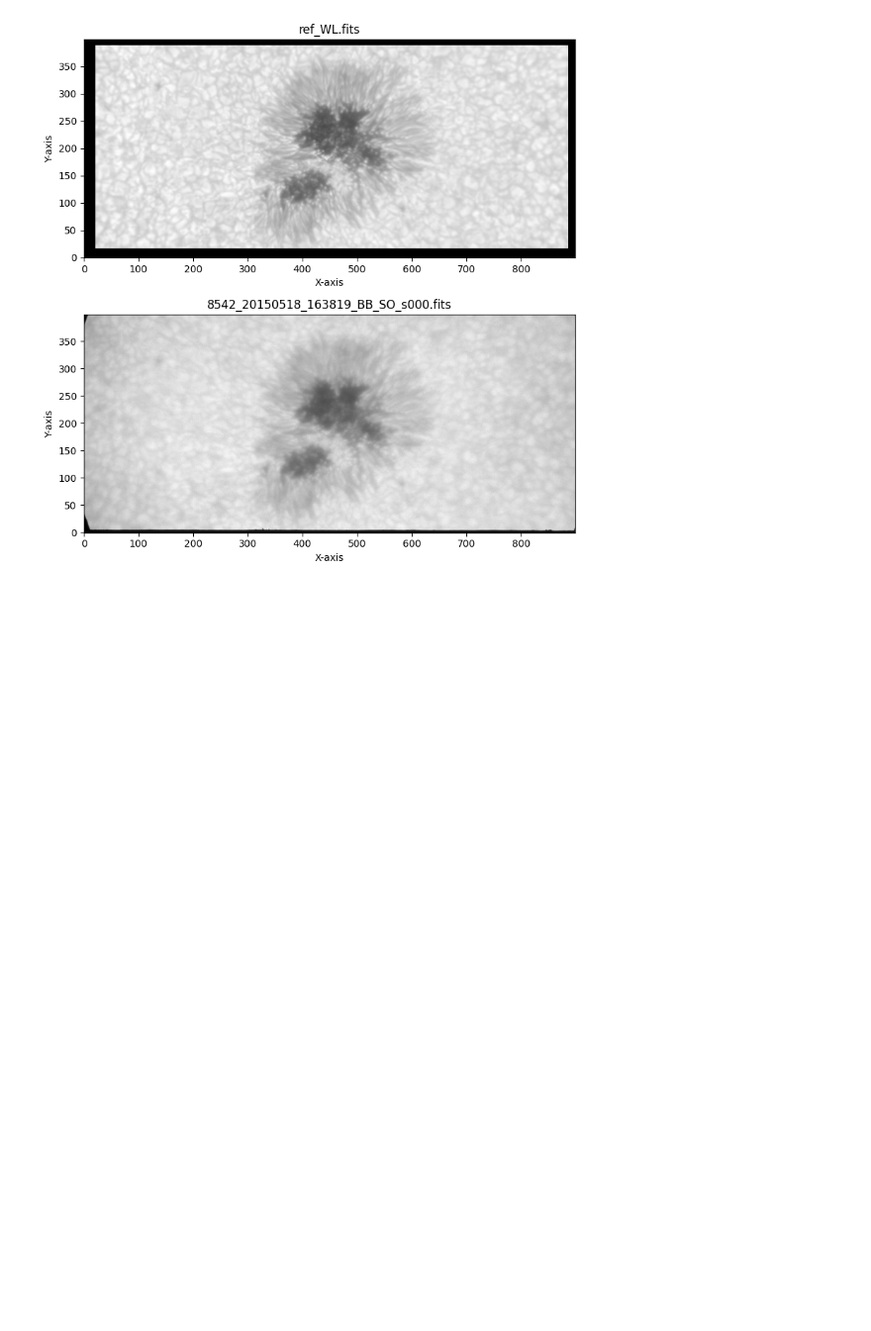
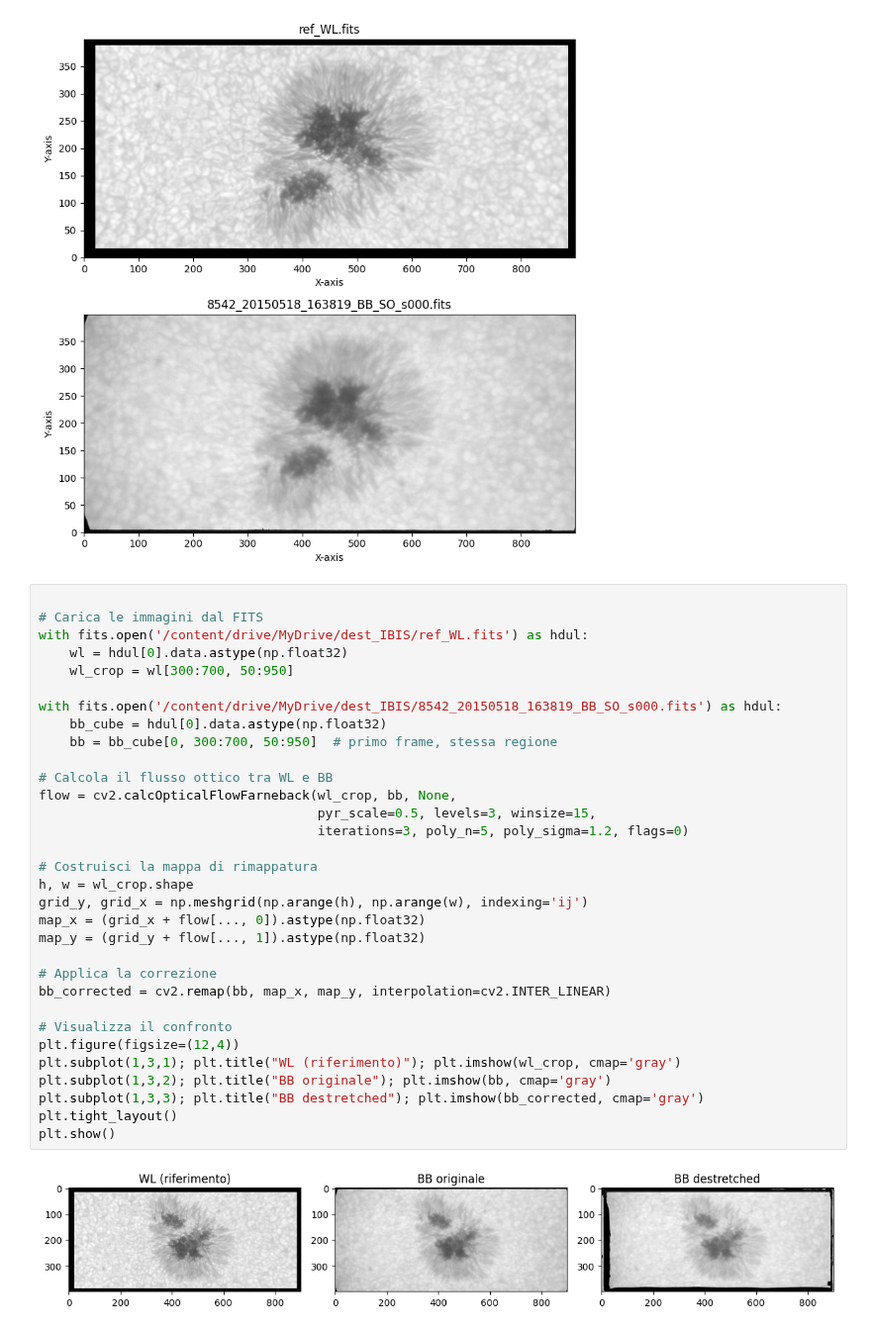
Before and after one commit to FabianaFerrente/ibis_pipeline, a Jupyter notebook: dest_ibis.ipynb, the cells around one changed output. Shown at 99% size. Cells and saved outputs as stored; diff of their text form; blank space fills up the shorter version.

```diff
--- a/dest_ibis.ipynb
+++ b/dest_ibis.ipynb
@@ -63,3 +66,37 @@ plt.tight_layout()
 plt.show()
 # %% [output]
 [figure]
+# %%
+
+# Carica le immagini dal FITS
+with fits.open('/content/drive/MyDrive/dest_IBIS/ref_WL.fits') as hdul:
+    wl = hdul[0].data.astype(np.float32)
+    wl_crop = wl[300:700, 50:950]
+
+with fits.open('/content/drive/MyDrive/dest_IBIS/8542_20150518_163819_BB_SO_s000.fits') as hdul:
+    bb_cube = hdul[0].data.astype(np.float32)
+    bb = bb_cube[0, 300:700, 50:950]  # primo frame, stessa regione
+
+# Calcola il flusso ottico tra WL e BB
+flow = cv2.calcOpticalFlowFarneback(wl_crop, bb, None,
+                                    pyr_scale=0.5, levels=3, winsize=15,
+                                    iterations=3, poly_n=5, poly_sigma=1.2, flags=0)
+
+# Costruisci la mappa di rimappatura
+h, w = wl_crop.shape
+grid_y, grid_x = np.meshgrid(np.arange(h), np.arange(w), indexing='ij')
+map_x = (grid_x + flow[..., 0]).astype(np.float32)
+map_y = (grid_y + flow[..., 1]).astype(np.float32)
+
+# Applica la correzione
+bb_corrected = cv2.remap(bb, map_x, map_y, interpolation=cv2.INTER_LINEAR)
+
+# Visualizza il confronto
+plt.figure(figsize=(12,4))
+plt.subplot(1,3,1); plt.title("WL (riferimento)"); plt.imshow(wl_crop, cmap='gray')
+plt.subplot(1,3,2); plt.title("BB originale"); plt.imshow(bb, cmap='gray')
+plt.subplot(1,3,3); plt.title("BB destretched"); plt.imshow(bb_corrected, cmap='gray')
+plt.tight_layout()
+plt.show()
+# %% [output]
+[figure, added]
```
Also changed, not shown: parts of 1 cell of this notebook.
